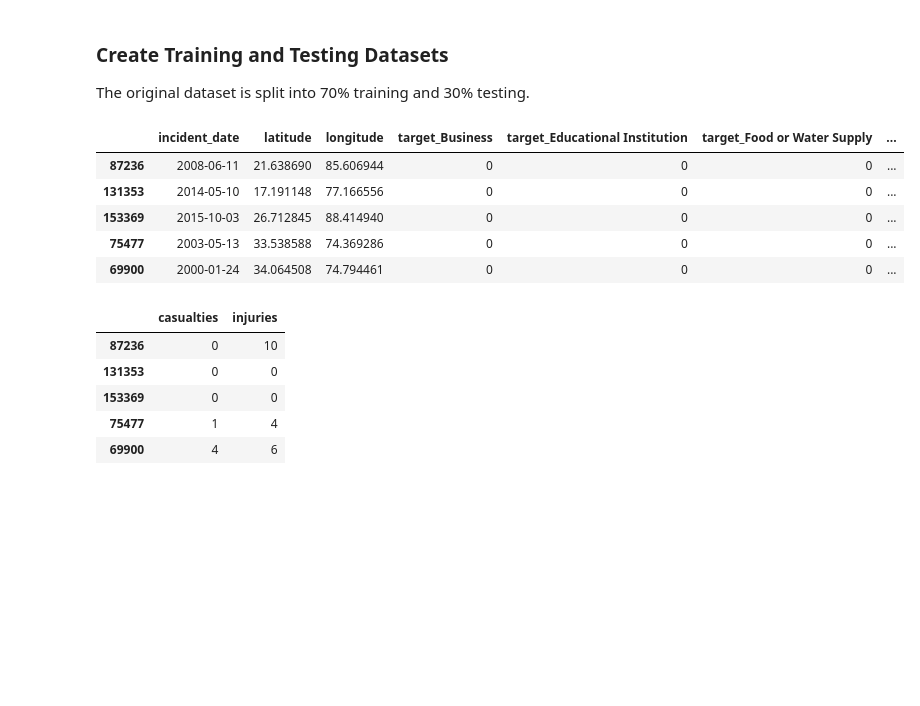
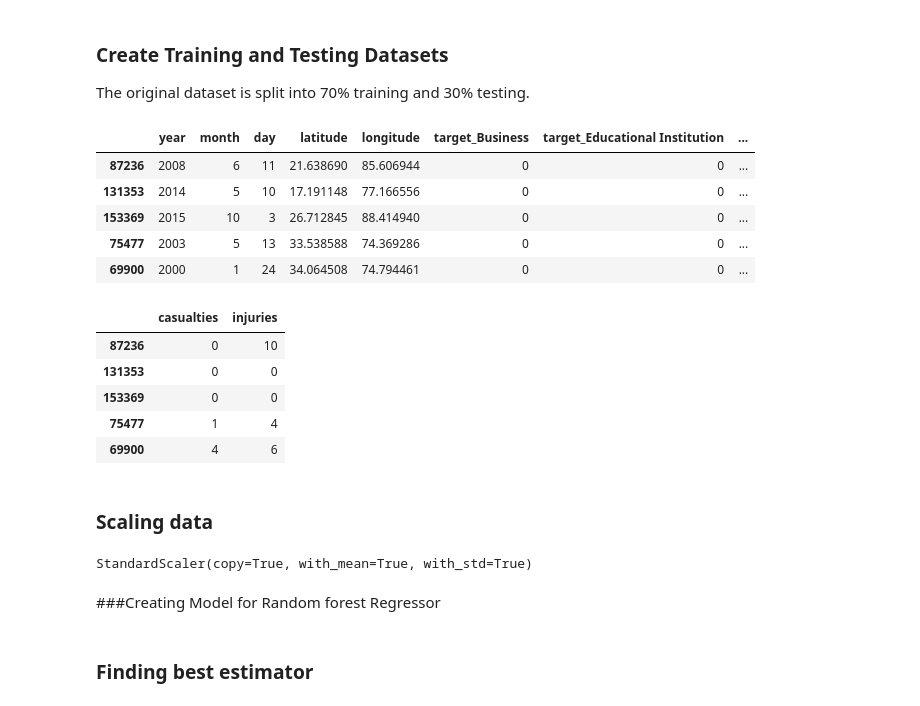
Before and after one commit to abhitall/indian-terrorist-attacks-data-analysis, a Jupyter notebook: ITA_Finding_Patterns.ipynb, the cells around one changed output. Cells and saved outputs as stored; diff of their text form; code cells hidden in the pictures; blank space fills up the shorter version.

Commit message:
Added random forest

```diff
--- a/ITA_Finding_Patterns.ipynb
+++ b/ITA_Finding_Patterns.ipynb
@@ -544,28 +547,40 @@ The original dataset is split into 70% training and 30% testing.
 # %%
 # Seed for reproducible results
 seed = 43
 
 # Predictor variables with one hot encoding
-X = pd.get_dummies(final_df[['incident_date','latitude', 'longitude', 'target', 'weapon']], drop_first = True)
+X = pd.get_dummies(final_df[['year', 'month', 'day', 'latitude', 'longitude', 'target', 'weapon']], drop_first = True)
 
 # Labels
 y = final_df[['casualties', 'injuries']]
 
 # Create an 70/30 split for training and testing data
 X_train, X_test, y_train, y_test = train_test_split(X, y, test_size = 0.3, random_state = seed)
 
 X_test.head()
 y_test.head()
 # %% [output]
-|  | incident_date | latitude | longitude | target_Business | target_Educational Institution | target_Food or Water Supply | ... |
-| 87236 | 2008-06-11 | 21.638690 | 85.606944 | 0 | 0 | 0 | ... |
-| 131353 | 2014-05-10 | 17.191148 | 77.166556 | 0 | 0 | 0 | ... |
-| 153369 | 2015-10-03 | 26.712845 | 88.414940 | 0 | 0 | 0 | ... |
-| 75477 | 2003-05-13 | 33.538588 | 74.369286 | 0 | 0 | 0 | ... |
-| 69900 | 2000-01-24 | 34.064508 | 74.794461 | 0 | 0 | 0 | ... |
+|  | year | month | day | latitude | longitude | target_Business | target_Educational Institution | ... |
+| 87236 | 2008 | 6 | 11 | 21.638690 | 85.606944 | 0 | 0 | ... |
+| 131353 | 2014 | 5 | 10 | 17.191148 | 77.166556 | 0 | 0 | ... |
+| 153369 | 2015 | 10 | 3 | 26.712845 | 88.414940 | 0 | 0 | ... |
+| 75477 | 2003 | 5 | 13 | 33.538588 | 74.369286 | 0 | 0 | ... |
+| 69900 | 2000 | 1 | 24 | 34.064508 | 74.794461 | 0 | 0 | ... |
 |  | casualties | injuries |
 | 87236 | 0 | 10 |
 | 131353 | 0 | 0 |
 | 153369 | 0 | 0 |
 | 75477 | 1 | 4 |
 | 69900 | 4 | 6 |
+# %% [markdown]
+### Scaling data
+# %%
+# Scale the data to be between -1 and 1
+scaler = StandardScaler()
+scaler.fit(X_train)
+X_train = scaler.transform(X_train)
+X_test = scaler.transform(X_test)
+# %% [output]
+StandardScaler(copy=True, with_mean=True, with_std=True)
+# %% [markdown]
+###Creating Model for Random forest Regressor
@@ -571,0 +590,2 @@ y_test.head()
+# %% [markdown]
+### Finding best estimator
```
Also changed, not shown: parts of 16 cells of this notebook.
